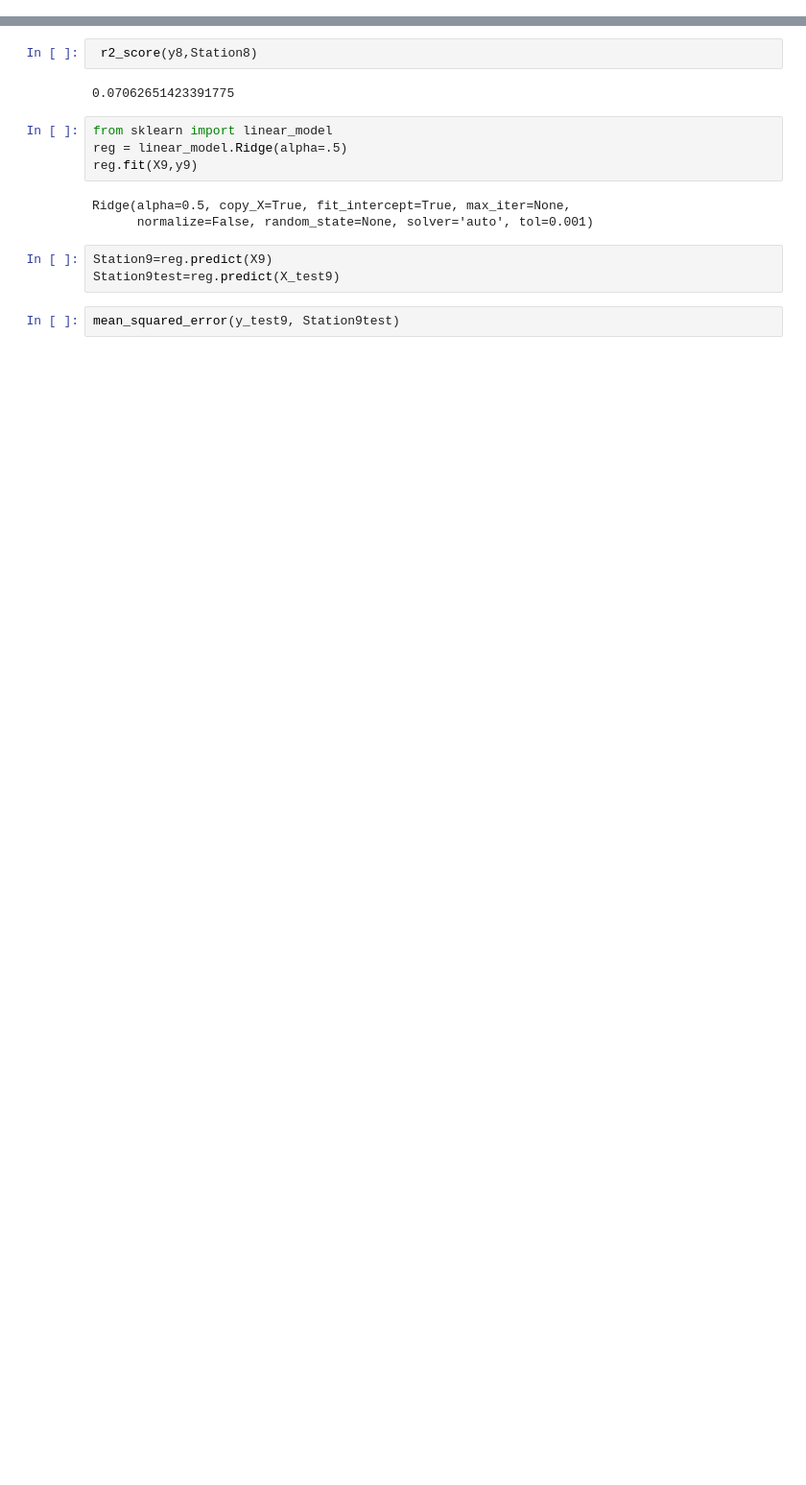
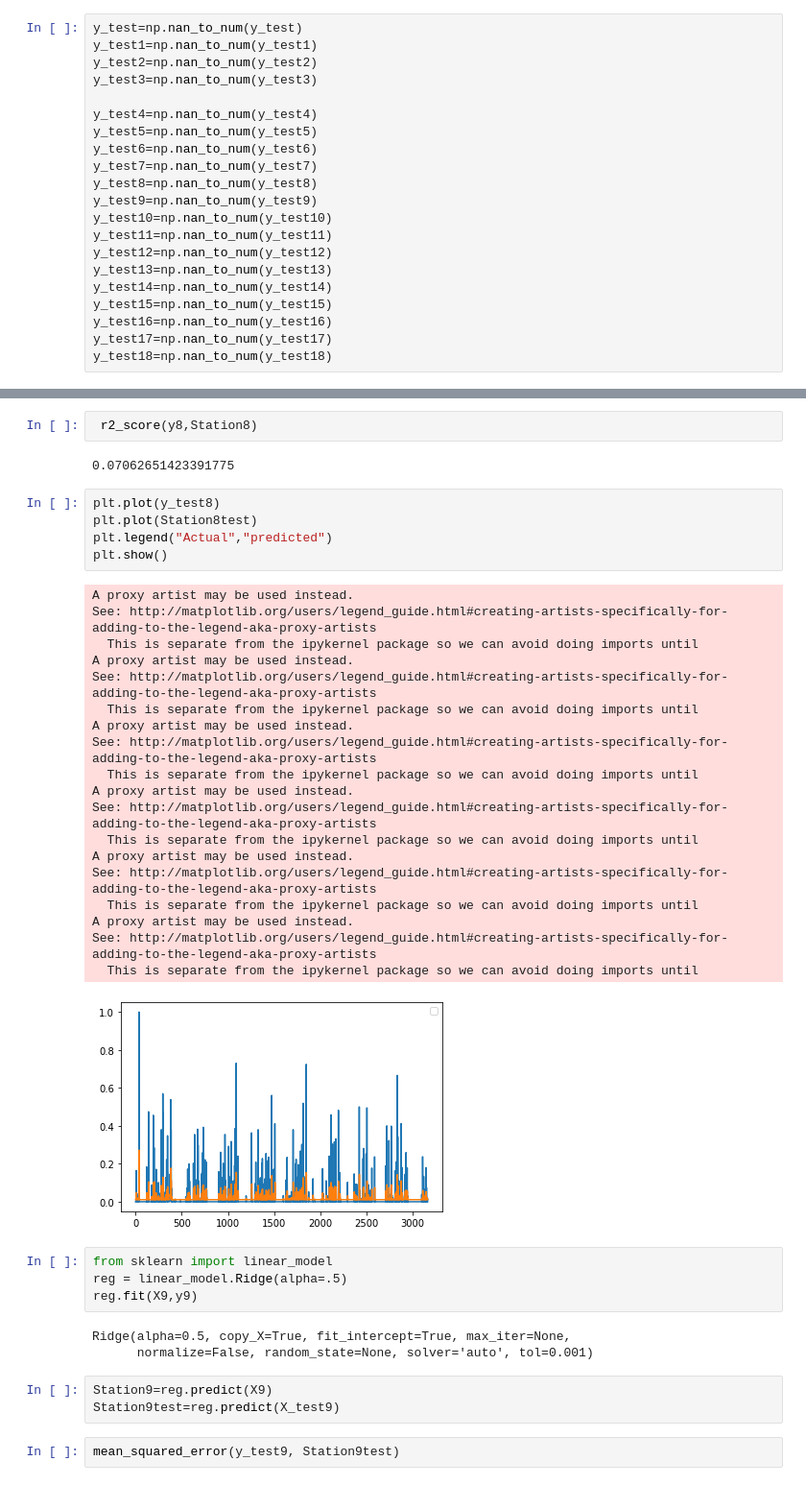
Before and after one commit to VishnuBhaarath/Rainfallpred, a Jupyter notebook: MLR2f15.ipynb, the cells around one changed output, grey strips where cells are left out. Shown at 96% size. Drawn from its saved outputs; the diff is of its cells as text; blank space fills up the shorter version.

```diff
--- a/MLR2f15.ipynb
+++ b/MLR2f15.ipynb
@@ -501,3 +502,24 @@ X_test18,y_test18= split_sequence(uthdataset, n_steps)
+# %%
+y_test=np.nan_to_num(y_test)
+y_test1=np.nan_to_num(y_test1)
+y_test2=np.nan_to_num(y_test2)
+y_test3=np.nan_to_num(y_test3)
+
+y_test4=np.nan_to_num(y_test4)
+y_test5=np.nan_to_num(y_test5)
+y_test6=np.nan_to_num(y_test6)
+y_test7=np.nan_to_num(y_test7)
+y_test8=np.nan_to_num(y_test8)
+y_test9=np.nan_to_num(y_test9)
+y_test10=np.nan_to_num(y_test10)
+y_test11=np.nan_to_num(y_test11)
+y_test12=np.nan_to_num(y_test12)
+y_test13=np.nan_to_num(y_test13)
+y_test14=np.nan_to_num(y_test14)
+y_test15=np.nan_to_num(y_test15)
+y_test16=np.nan_to_num(y_test16)
+y_test17=np.nan_to_num(y_test17)
+y_test18=np.nan_to_num(y_test18)
 # %%
 X.shape
 # %% [output]
@@ -539,6 +561,31 @@ mean_squared_error(y8, Station8)
  r2_score(y8,Station8)
 # %% [output]
 0.07062651423391775
+# %%
+plt.plot(y_test8)
+plt.plot(Station8test)
+plt.legend("Actual","predicted")
+plt.show()
+# %% [output]
+A proxy artist may be used instead.
+See: http://matplotlib.org/users/legend_guide.html#creating-artists-specifically-for-adding-to-the-legend-aka-proxy-artists
+  This is separate from the ipykernel package so we can avoid doing imports until
+A proxy artist may be used instead.
+See: http://matplotlib.org/users/legend_guide.html#creating-artists-specifically-for-adding-to-the-legend-aka-proxy-artists
+  This is separate from the ipykernel package so we can avoid doing imports until
+A proxy artist may be used instead.
+See: http://matplotlib.org/users/legend_guide.html#creating-artists-specifically-for-adding-to-the-legend-aka-proxy-artists
+  This is separate from the ipykernel package so we can avoid doing imports until
+A proxy artist may be used instead.
+See: http://matplotlib.org/users/legend_guide.html#creating-artists-specifically-for-adding-to-the-legend-aka-proxy-artists
+  This is separate from the ipykernel package so we can avoid doing imports until
+A proxy artist may be used instead.
+See: http://matplotlib.org/users/legend_guide.html#creating-artists-specifically-for-adding-to-the-legend-aka-proxy-artists
+  This is separate from the ipykernel package so we can avoid doing imports until
+A proxy artist may be used instead.
+See: http://matplotlib.org/users/legend_guide.html#creating-artists-specifically-for-adding-to-the-legend-aka-proxy-artists
+  This is separate from the ipykernel package so we can avoid doing imports until
+[figure, added]
 # %%
 from sklearn import linear_model
 reg = linear_model.Ridge(alpha=.5)
```
Also changed, not shown: parts of 44 cells of this notebook.
